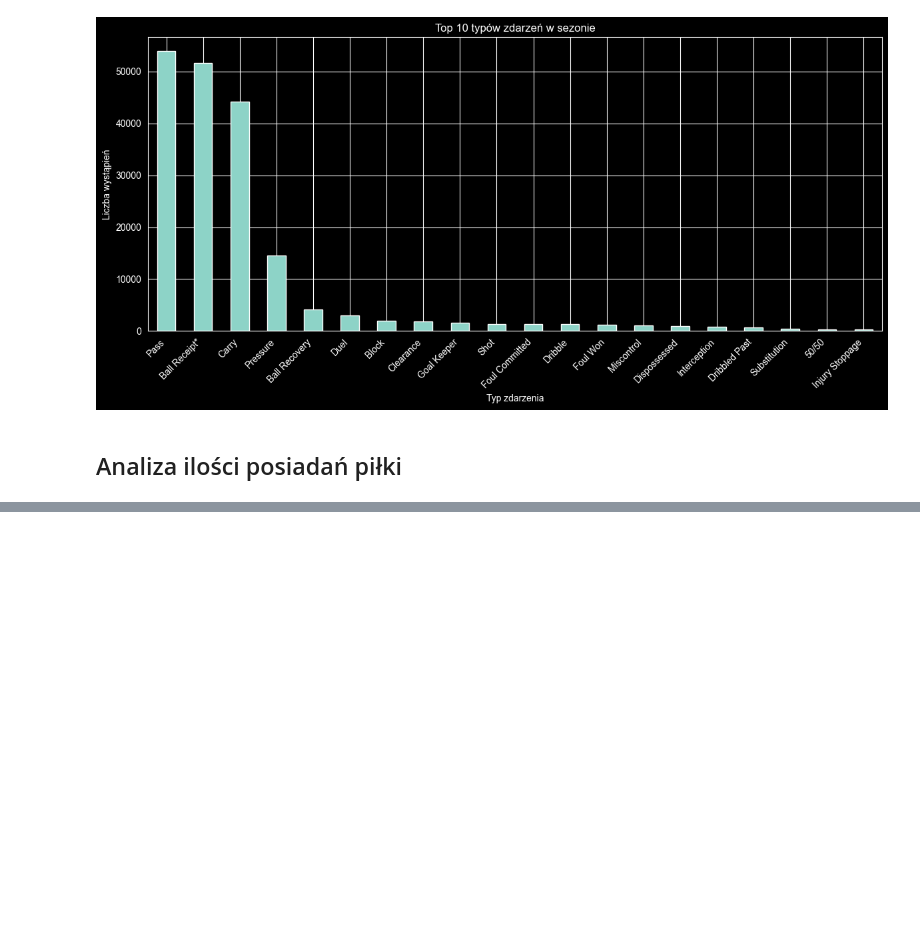
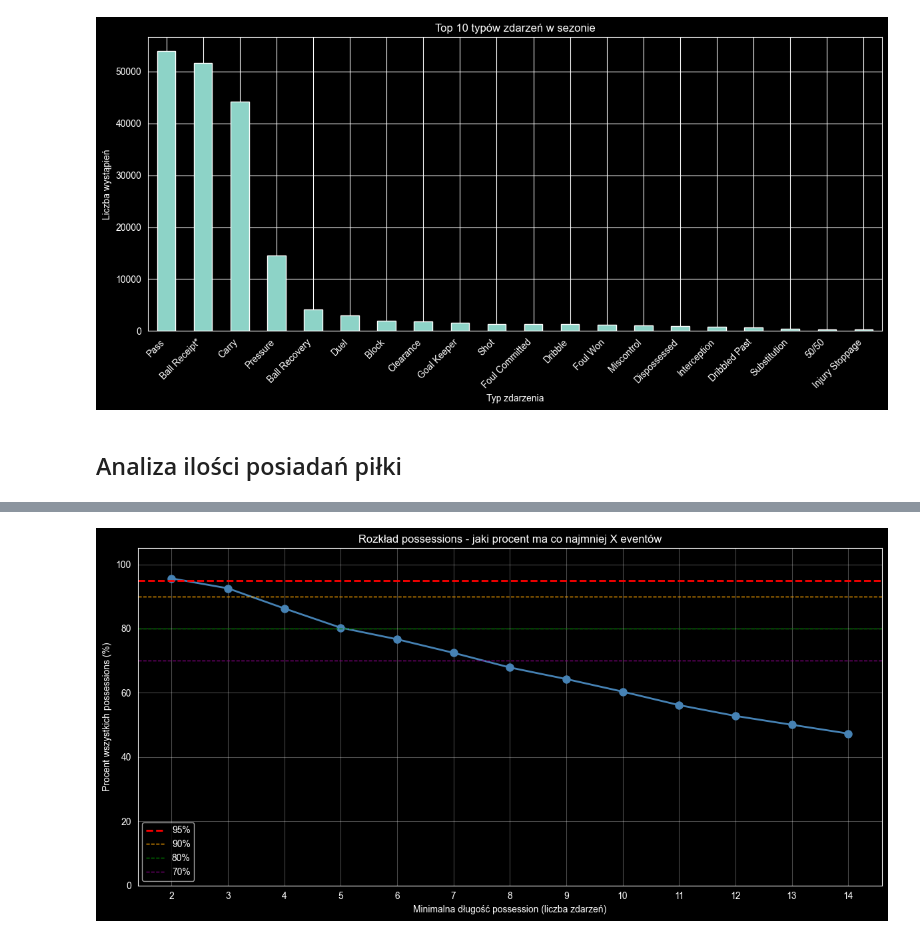
Before and after one commit to tmorcinek/statsbomb-scout, a Jupyter notebook: src/analysis/analysis.ipynb, the cells around one changed output, grey strips where cells are left out. Cells and saved outputs as stored; diff of their text form; code cells hidden in the pictures; blank space fills up the shorter version.

```diff
--- a/src/analysis/analysis.ipynb
+++ b/src/analysis/analysis.ipynb
@@ -162,0 +233,9 @@ plt.show()
+# %%
+def calculate_possession_percentiles(possessions_df: pd.DataFrame) -> dict:
+    """Calculate what percentage of possessions have >= specific minimum length"""
+    percentiles = {}
+    max_length = int(possessions_df['length'].max())
+    for length in range(2, min(15, max_length + 1)):
+        pct = (possessions_df['length'] >= length).sum() / len(possessions_df) * 100
+        percentiles[length] = pct
+    return percentiles
@@ -162,0 +280,22 @@ plt.show()
+# %%
+"""Create a cumulative distribution plot showing minimum possession lengths"""
+percentiles = calculate_possession_percentiles(possessions_df)
+lengths = list(percentiles.keys())
+percentages = list(percentiles.values())
+
+fig, ax = plt.subplots(figsize=(12, 6))
+ax.plot(lengths, percentages, marker='o', linewidth=2, markersize=8, color='steelblue')
+ax.axhline(y=95, color='r', linestyle='--', label='95%', linewidth=2)
+ax.axhline(y=90, color='orange', linestyle='--', label='90%', linewidth=1)
+ax.axhline(y=80, color='green', linestyle='--', label='80%', linewidth=1)
+ax.axhline(y=70, color='purple', linestyle='--', label='70%', linewidth=1)
+ax.set_xlabel('Minimalna długość possession (liczba zdarzeń)')
+ax.set_ylabel('Procent wszystkich possessions (%)')
+ax.set_title('Rozkład possessions - jaki procent ma co najmniej X eventów')
+ax.set_xticks(lengths)
+ax.grid(alpha=0.3)
+ax.legend()
+ax.set_ylim((0, 105))
+plt.tight_layout()
+# %% [output]
+[figure, added]
```
Also changed, not shown: parts of 8 cells of this notebook.
